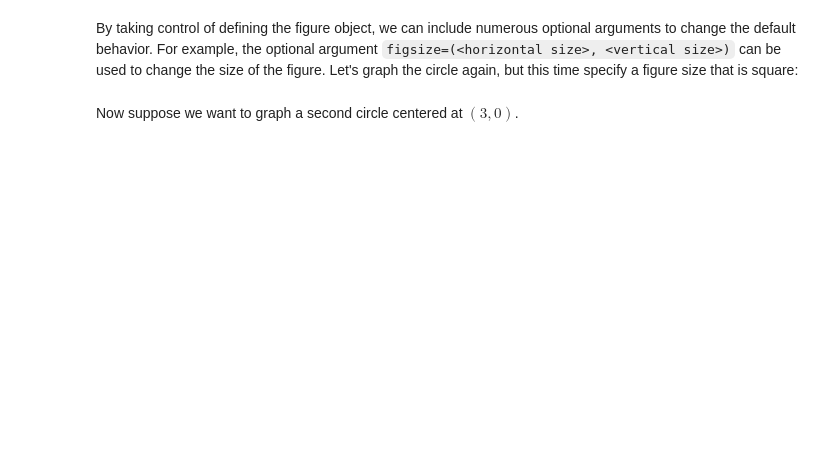
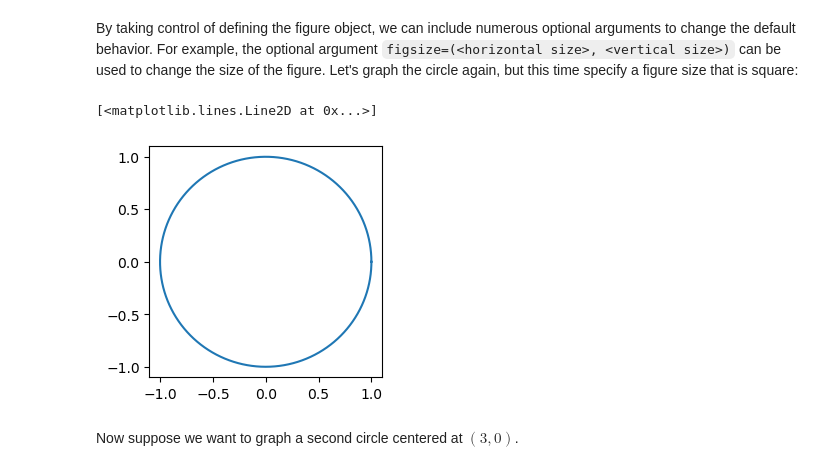
Before and after one commit to jllottes/jllottes.github.io, a Jupyter notebook: _static/weekly_notebooks/week06_notebook.ipynb, the cells around one changed output. Cells and saved outputs as stored; diff of their text form; code cells hidden in the pictures; blank space fills up the shorter version.

```diff
--- a/_static/weekly_notebooks/week06_notebook.ipynb
+++ b/_static/weekly_notebooks/week06_notebook.ipynb
@@ -24,13 +48,10 @@ When we call `plt.plot` (in the absence of other commands), matplotlib automatic
 # %% [markdown]
 By taking control of defining the figure object, we can include numerous optional arguments to change the default behavior. For example, the optional argument `figsize=(<horizontal size>, <vertical size>)` can be used to change the size of the figure. Let's graph the circle again, but this time specify a figure size that is square:
 # %%
-t = np.linspace(0,2*np.pi,1000)
-x = np.cos(t)
-y = np.sin(t)
-
-fig = plt.figure(figsize=(3,3))
-
+plt.figure(figsize=(3,3))
 plt.plot(x,y)
-plt.plot(x + 3, y)
+# %% [output]
+[<matplotlib.lines.Line2D at 0x...>]
+[figure, added]
 # %% [markdown]
 Now suppose we want to graph a second circle centered at $(3,0)$.
```
Also changed, not shown: parts of 32 cells of this notebook, 2 other files.
